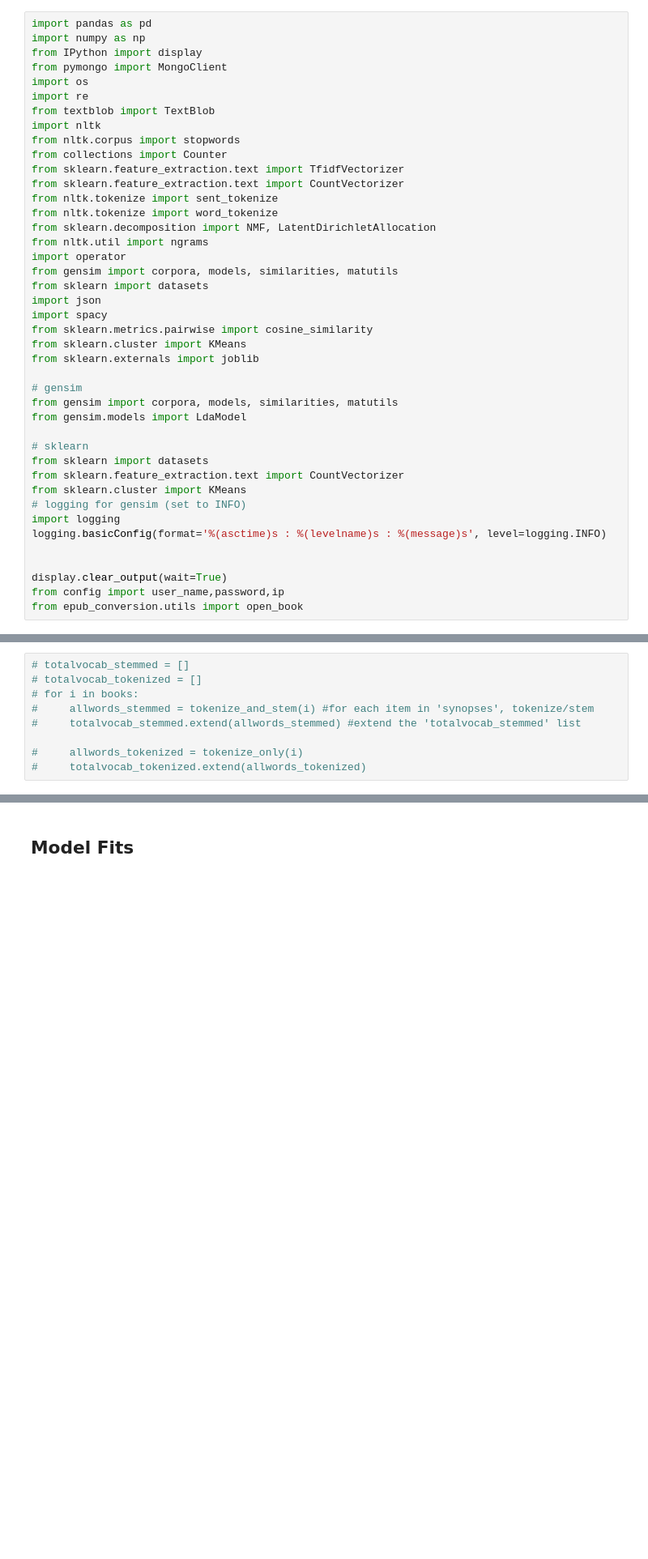
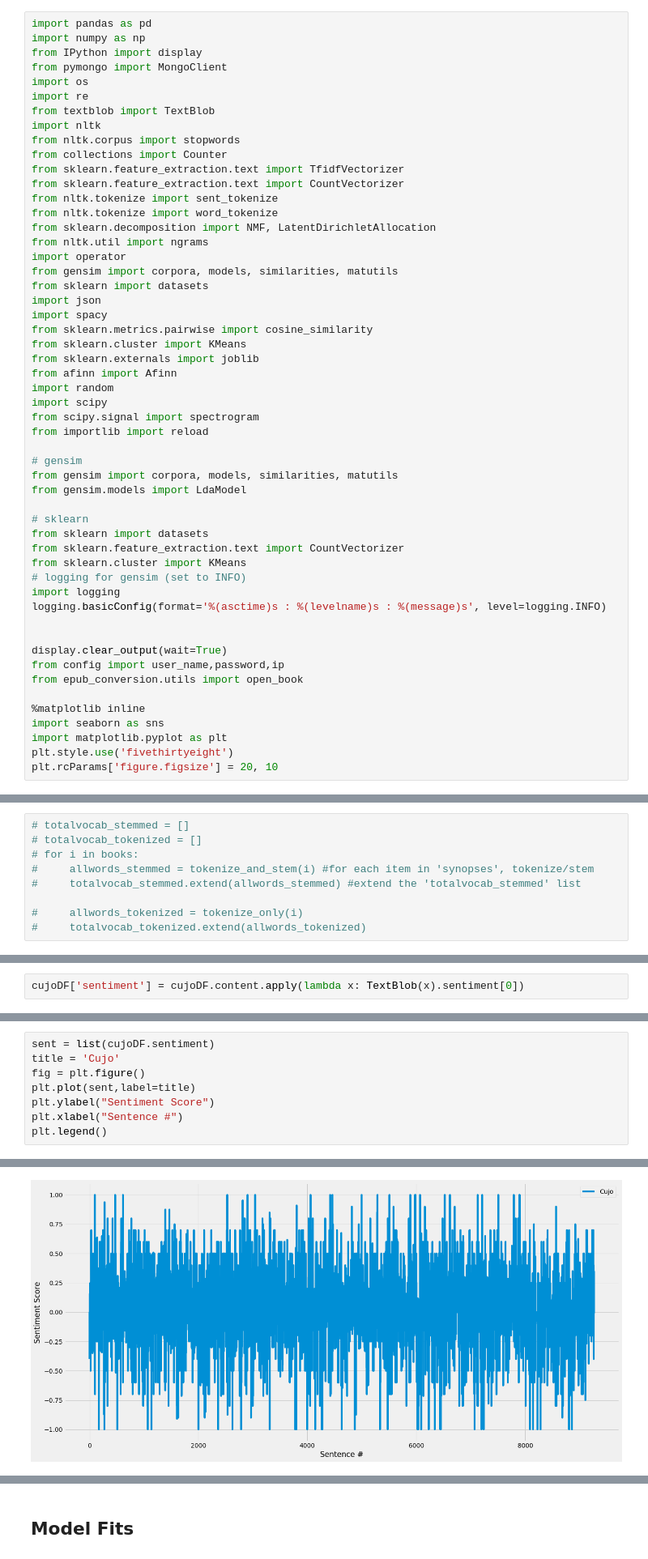
Before and after one commit to xvila/fletcher, a Jupyter notebook: data_processing.ipynb, the cells around one changed output, grey strips where cells are left out. Shown at 81% size. Cells and saved outputs as stored; diff of their text form; blank space fills up the shorter version.

Commit message:
added sentiment

```diff
--- a/data_processing.ipynb
+++ b/data_processing.ipynb
@@ -27,6 +27,11 @@ import spacy
 from sklearn.metrics.pairwise import cosine_similarity
 from sklearn.cluster import KMeans
 from sklearn.externals import joblib
+from afinn import Afinn
+import random
+import scipy
+from scipy.signal import spectrogram
+from importlib import reload
 
 # gensim
 from gensim import corpora, models, similarities, matutils
@@ -44,6 +49,12 @@ logging.basicConfig(format='%(asctime)s : %(levelname)s : %(message)s', level=lo
 display.clear_output(wait=True)
 from config import user_name,password,ip
 from epub_conversion.utils import open_book
+
+%matplotlib inline
+import seaborn as sns
+import matplotlib.pyplot as plt
+plt.style.use('fivethirtyeight')
+plt.rcParams['figure.figsize'] = 20, 10
 # %% [markdown]
 ## Stoplist
 # %%
@@ -405,0 +505,2 @@ books = sentDF.content
+# %%
+cujoDF['sentiment'] = cujoDF.content.apply(lambda x: TextBlob(x).sentiment[0])
@@ -405,0 +533,9 @@ books = sentDF.content
+# %%
+sent = list(cujoDF.sentiment)
+title = 'Cujo'
+fig = plt.figure()
+plt.plot(sent,label=title)
+plt.ylabel("Sentiment Score")
+plt.xlabel("Sentence #")
+plt.legend()
+# %% [output]
@@ -405,0 +543 @@ books = sentDF.content
+[figure, added]
```
Also changed, not shown: parts of 105 cells of this notebook.
